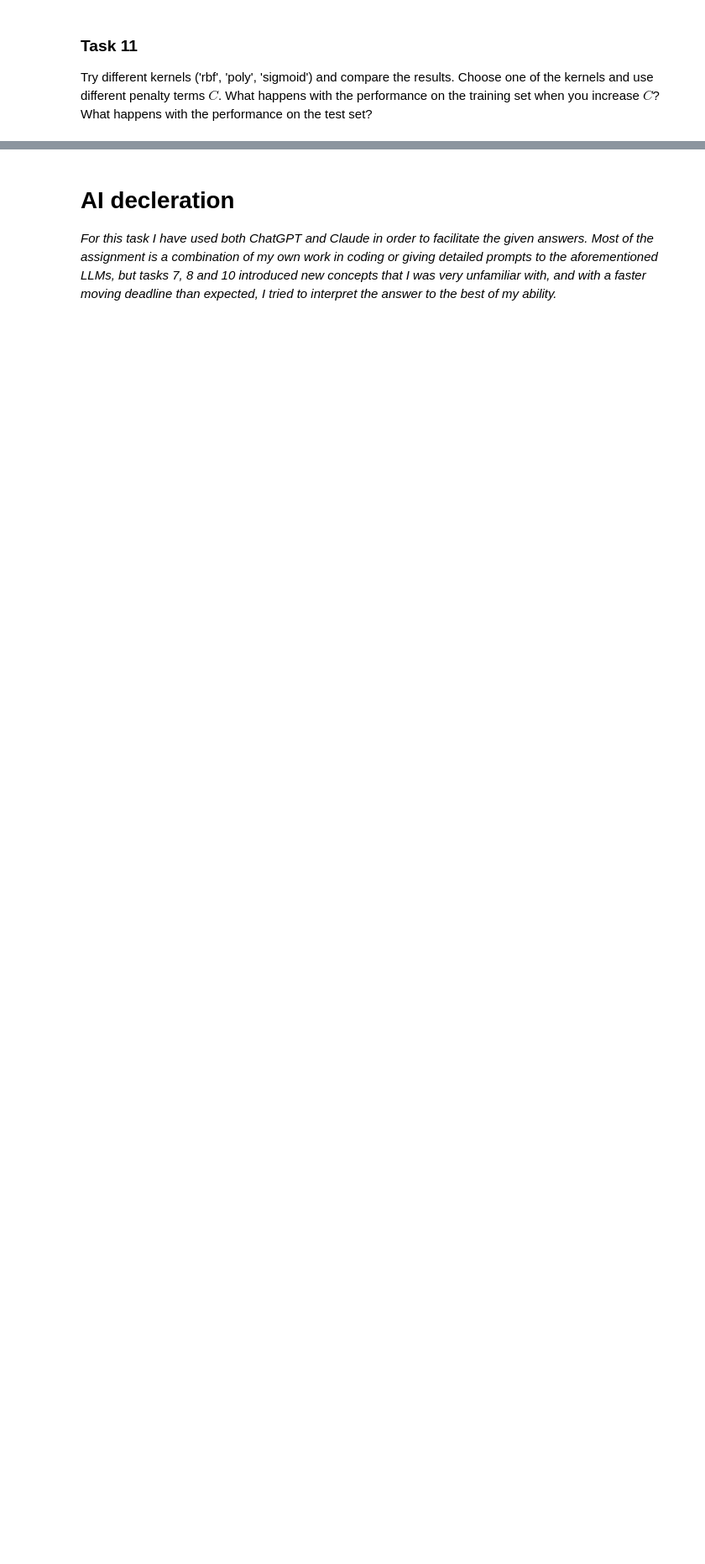
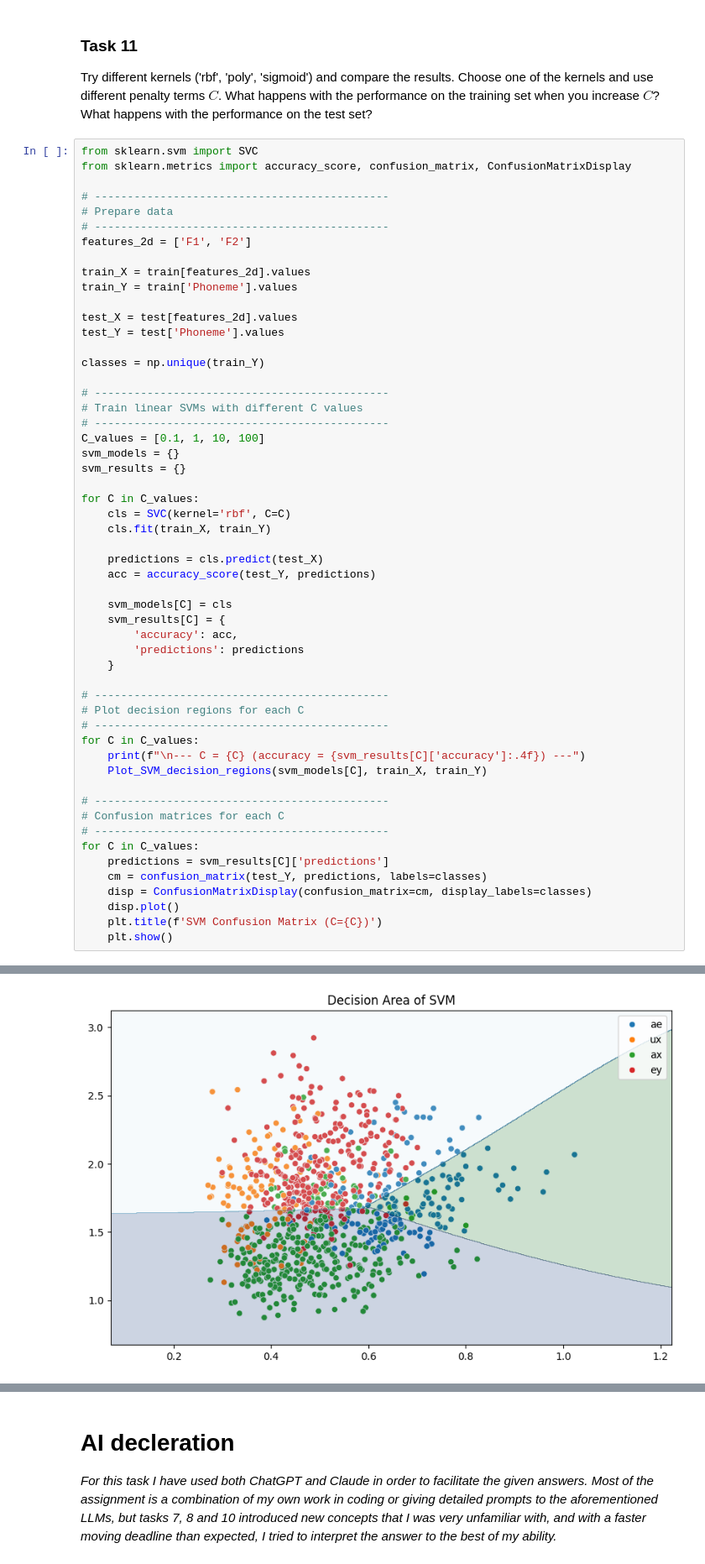
Before and after one commit to PaulimusPrime/TTT4185_Assignments, a Jupyter notebook: TTT4185_Assignment2.ipynb, the cells around one changed output, grey strips where cells are left out. Shown at 84% size. Saved outputs shown, nothing was run; the diff lists cells and outputs as text; blank space fills up the shorter version.

```diff
--- a/TTT4185_Assignment2.ipynb
+++ b/TTT4185_Assignment2.ipynb
@@ -1021,3 +1024,58 @@ _When I added an additional level of C at $C=100$, we see that the accuracy incr
 ### Task 11
 
 Try different kernels ('rbf', 'poly', 'sigmoid') and compare the results. Choose one of the kernels and use different penalty terms $C$. What happens with the performance on the training set when you increase $C$? What happens with the performance on the test set?
+# %%
+from sklearn.svm import SVC
+from sklearn.metrics import accuracy_score, confusion_matrix, ConfusionMatrixDisplay
+
+# ---------------------------------------------
+# Prepare data
+# ---------------------------------------------
+features_2d = ['F1', 'F2']
+
+train_X = train[features_2d].values
+train_Y = train['Phoneme'].values
+
+test_X = test[features_2d].values
+test_Y = test['Phoneme'].values
+
+classes = np.unique(train_Y)
+
+# ---------------------------------------------
+# Train linear SVMs with different C values
+# ---------------------------------------------
+C_values = [0.1, 1, 10, 100]
+svm_models = {}
+svm_results = {}
+
+for C in C_values:
+    cls = SVC(kernel='rbf', C=C)
+    cls.fit(train_X, train_Y)
+
+    predictions = cls.predict(test_X)
+    acc = accuracy_score(test_Y, predictions)
+
+    svm_models[C] = cls
+    svm_results[C] = {
+        'accuracy': acc,
+        'predictions': predictions
+    }
+
+# ---------------------------------------------
+# Plot decision regions for each C
+# ---------------------------------------------
+for C in C_values:
+    print(f"\n--- C = {C} (accuracy = {svm_results[C]['accuracy']:.4f}) ---")
+    Plot_SVM_decision_regions(svm_models[C], train_X, train_Y)
+
+# ---------------------------------------------
+# Confusion matrices for each C
+# ---------------------------------------------
+for C in C_values:
+    predictions = svm_results[C]['predictions']
+    cm = confusion_matrix(test_Y, predictions, labels=classes)
+    disp = ConfusionMatrixDisplay(confusion_matrix=cm, display_labels=classes)
+    disp.plot()
+    plt.title(f'SVM Confusion Matrix (C={C})')
+    plt.show()
+# %% [output]
@@ -1023,0 +1083 @@ Try different kernels ('rbf', 'poly', 'sigmoid') and compare the results. Choose
+[figure, added]
```
Also changed, not shown: parts of 14 cells of this notebook, 1 other file.
